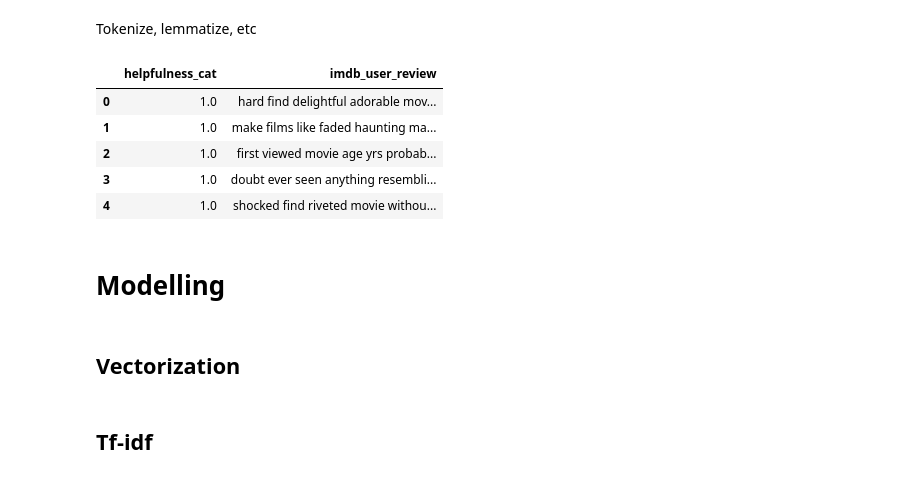
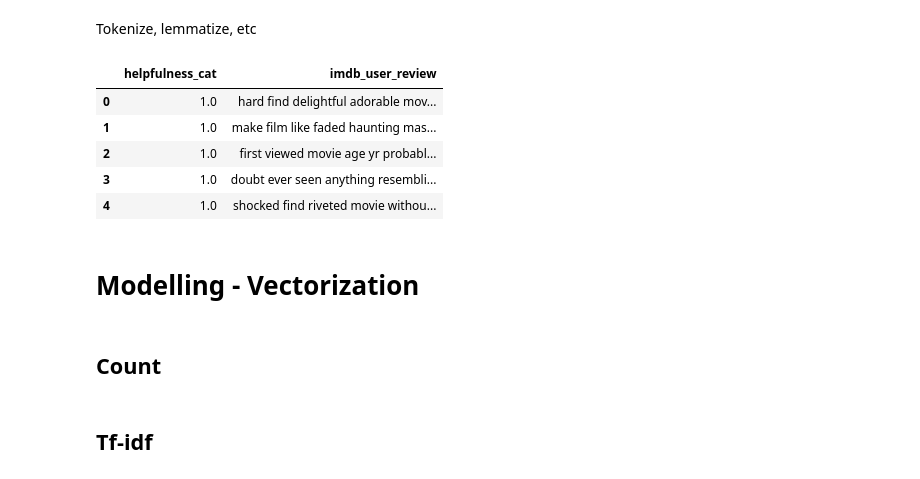
Before and after one commit to matheuse07/nlp_fcp, a Jupyter notebook: notebooks/test-fcp.ipynb, the cells around one changed output. Saved outputs shown, nothing was run; the diff lists cells and outputs as text; code cells hidden in the pictures.

```diff
--- a/notebooks/test-fcp.ipynb
+++ b/notebooks/test-fcp.ipynb
@@ -100,42 +100,47 @@ Tokenize, lemmatize, etc
 # import libraries
 # nlp text pre-processing
 import nltk
-from nltk.stem import PorterStemmer
 from nltk.tokenize import sent_tokenize, word_tokenize
 import re
 import string
 from nltk.corpus import stopwords
+from nltk.stem import WordNetLemmatizer
+
+stopwords = set(stopwords.words('english'))
+lemmatizer = WordNetLemmatizer()
 # %%
 # define function for pre-processing
 def pre_process(text):
     # lowercase
     text = text.lower()
     # remove punctuation and special characters
     text = re.sub('[^a-zA-Z]', ' ', text)
     # # remove punctuation
     # text = re.sub('\[.*?\]', '', text)
     # remove numbers
     text = re.sub(r'\d+', '', text)
     # remove stopwords
-    text = ' '.join([word for word in text.split() if word not in stopwords.words('english')])
+    text = ' '.join([word for word in text.split() if word not in stopwords])
+    # lemmatize
+    text = ' '.join([lemmatizer.lemmatize(word) for word in text.split()])
 
     return text
 
 
 # apply pre-processing to train data
 train_df['imdb_user_review'] = train_df['imdb_user_review'].apply(pre_process)
 
 # view train dataframe
 train_df.head()
 # %% [output]
 |  | helpfulness_cat | imdb_user_review |
 | 0 | 1.0 | hard find delightful adorable mov... |
-| 1 | 1.0 | make films like faded haunting ma... |
-| 2 | 1.0 | first viewed movie age yrs probab... |
+| 1 | 1.0 | make film like faded haunting mas... |
+| 2 | 1.0 | first viewed movie age yr probabl... |
 | 3 | 1.0 | doubt ever seen anything resembli... |
 | 4 | 1.0 | shocked find riveted movie withou... |
 # %% [markdown]
-# Modelling
+# Modelling - Vectorization
 # %%
 # train and test data
 y = train_df.iloc[:,0]
@@ -145,7 +150,7 @@ X = train_df.iloc[:,1]
 from sklearn.model_selection import train_test_split
 X_train, X_test, y_train, y_test = train_test_split(X, y, test_size=0.2, random_state=0)
 # %% [markdown]
-## Vectorization
+## Count
 # %%
 # vectorize train data
 from sklearn.feature_extraction.text import CountVectorizer
```
Also changed, not shown: parts of 8 cells of this notebook.
